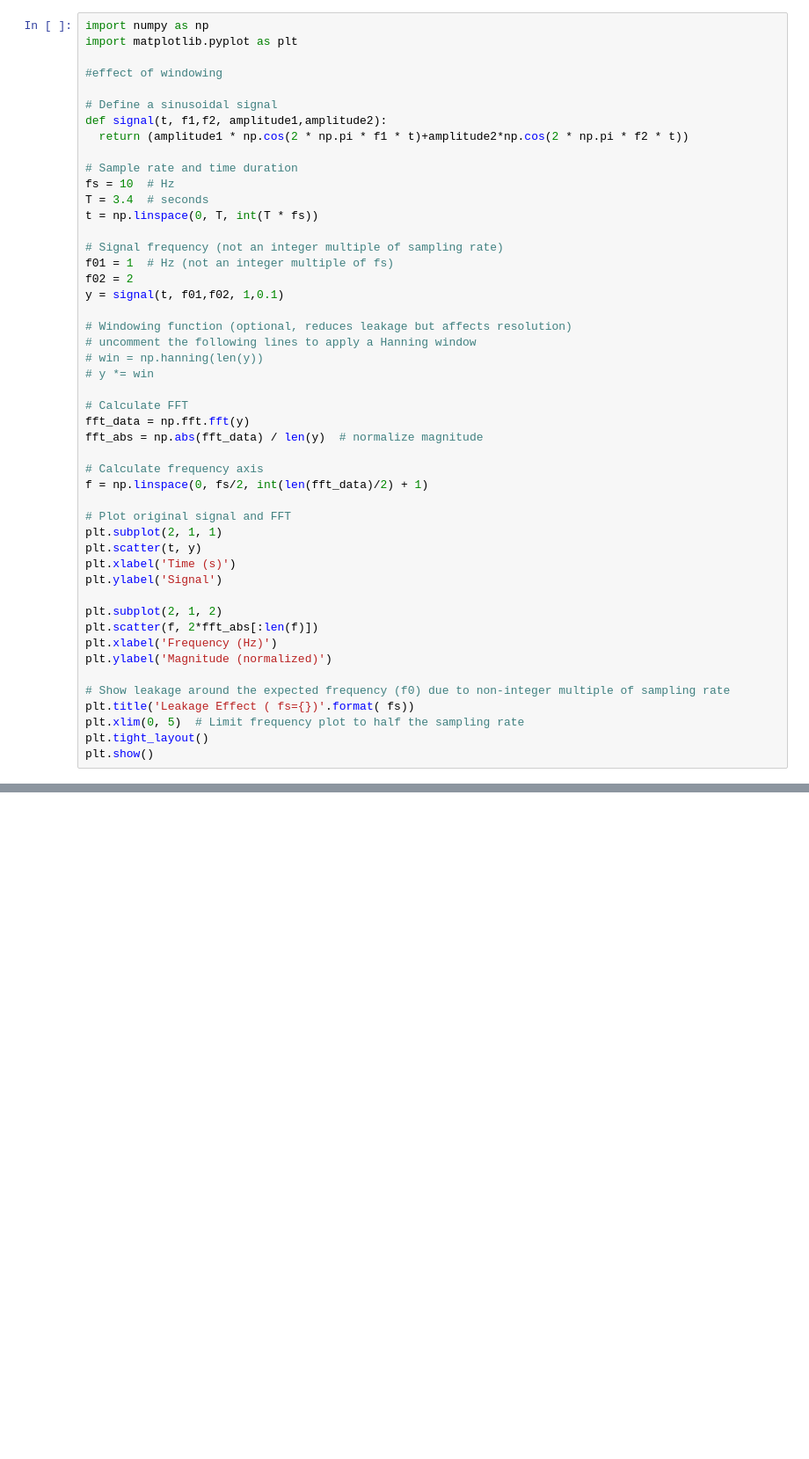
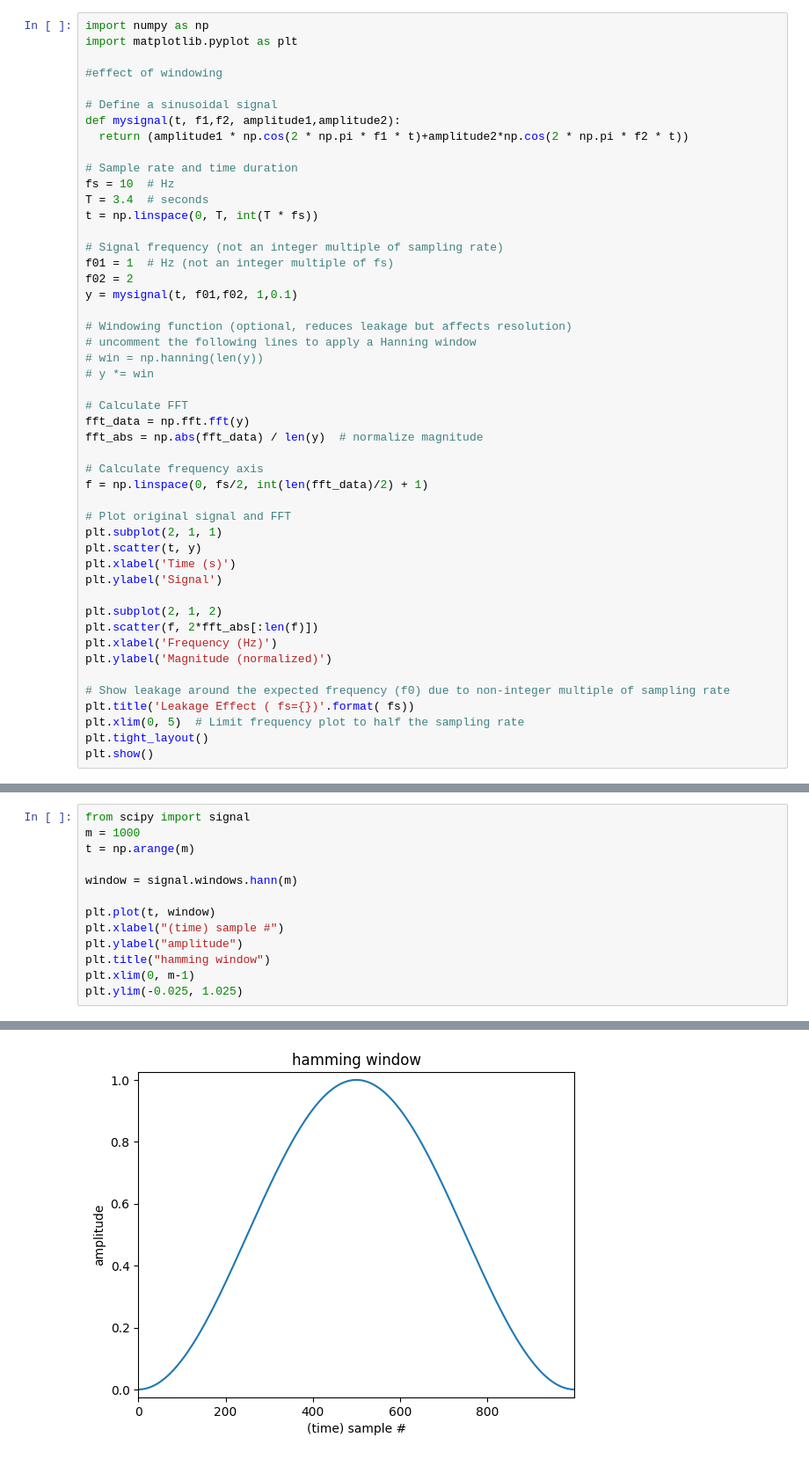
Before and after one commit to shahin1009/Signal-processing, a Jupyter notebook: windowing.ipynb, the cells around one changed output, grey strips where cells are left out. Shown at 88% size. Saved outputs shown, nothing was run; the diff lists cells and outputs as text; blank space fills up the shorter version.

Commit message:
adding windowing comparsion

```diff
--- a/windowing.ipynb
+++ b/windowing.ipynb
@@ -5,7 +5,7 @@ import matplotlib.pyplot as plt
 #effect of windowing
 
 # Define a sinusoidal signal
-def signal(t, f1,f2, amplitude1,amplitude2):
+def mysignal(t, f1,f2, amplitude1,amplitude2):
   return (amplitude1 * np.cos(2 * np.pi * f1 * t)+amplitude2*np.cos(2 * np.pi * f2 * t))
 
 # Sample rate and time duration
@@ -16,7 +16,7 @@ t = np.linspace(0, T, int(T * fs))
 # Signal frequency (not an integer multiple of sampling rate)
 f01 = 1  # Hz (not an integer multiple of fs)
 f02 = 2
-y = signal(t, f01,f02, 1,0.1)
+y = mysignal(t, f01,f02, 1,0.1)
 
 # Windowing function (optional, reduces leakage but affects resolution)
 # uncomment the following lines to apply a Hanning window
@@ -91,0 +94,14 @@ plt.show()
+# %%
+from scipy import signal
+m = 1000
+t = np.arange(m)
+
+window = signal.windows.hann(m)
+
+plt.plot(t, window)
+plt.xlabel("(time) sample #")
+plt.ylabel("amplitude")
+plt.title("hamming window")
+plt.xlim(0, m-1)
+plt.ylim(-0.025, 1.025)
+# %% [output]
@@ -91,0 +109 @@ plt.show()
+[figure, added]
```
Also changed, not shown: parts of 8 cells of this notebook.
